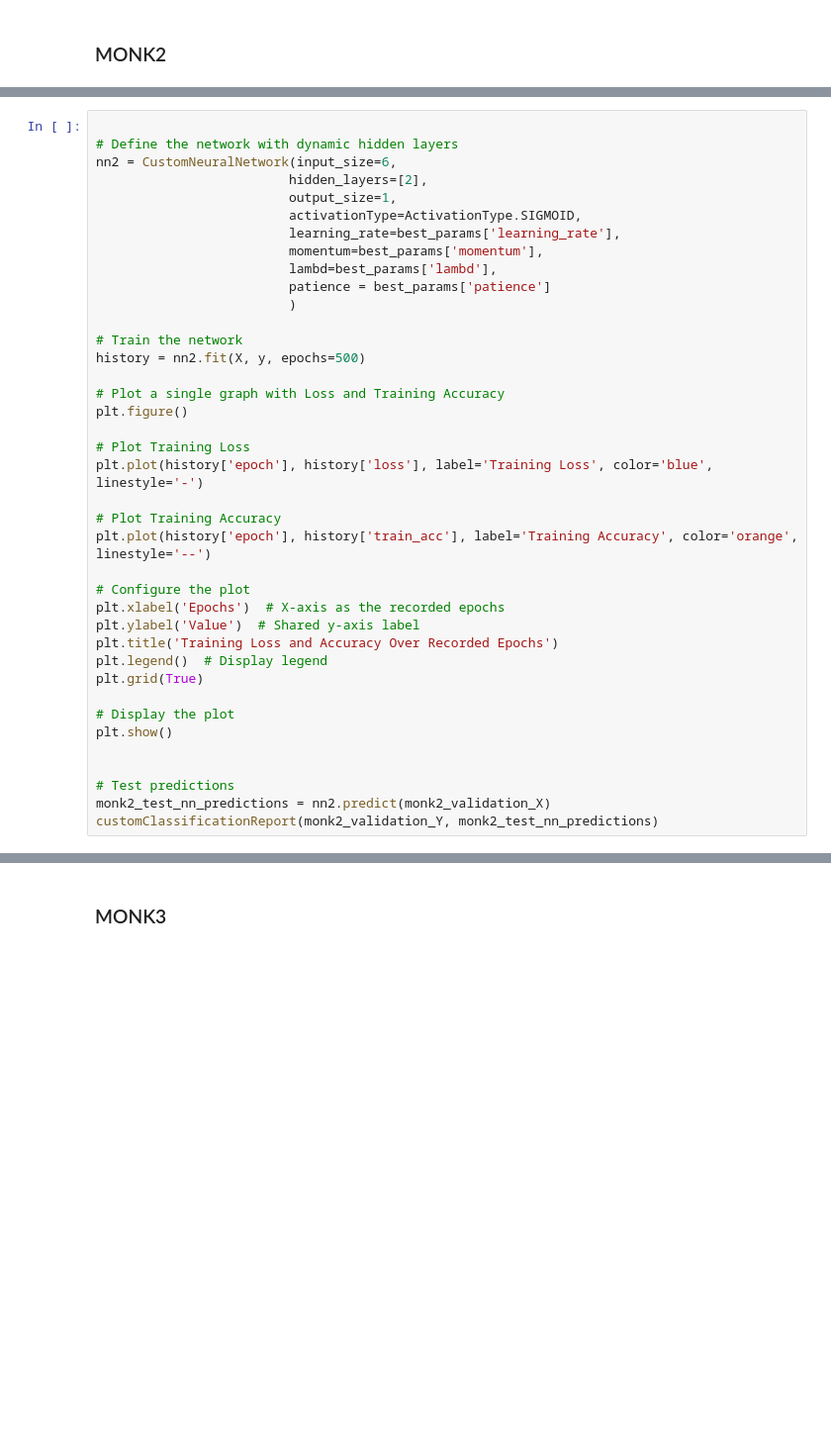
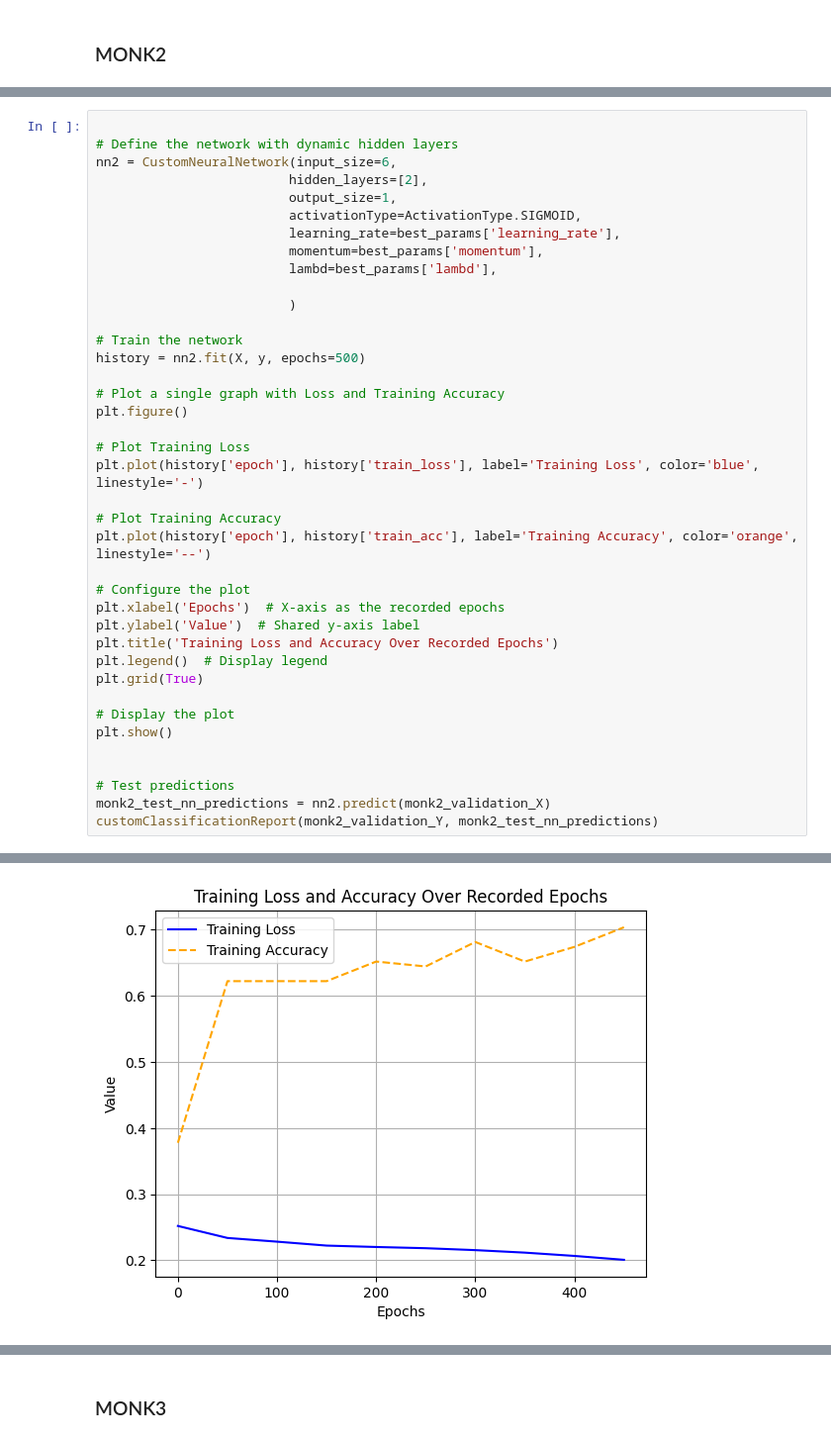
Before and after one commit to mary-alrayes/ml_project, a Jupyter notebook: ml_project.ipynb, the cells around one changed output, grey strips where cells are left out. Shown at 99% size. Saved outputs shown, nothing was run; the diff lists cells and outputs as text; blank space fills up the shorter version.

```diff
--- a/ml_project.ipynb
+++ b/ml_project.ipynb
@@ -1436,7 +1352,7 @@ nn2 = CustomNeuralNetwork(input_size=6,
                          learning_rate=best_params['learning_rate'],
                          momentum=best_params['momentum'],
                          lambd=best_params['lambd'],
-                         patience = best_params['patience']
+
                          )
 
 # Train the network
@@ -1446,7 +1362,7 @@ history = nn2.fit(X, y, epochs=500)
 plt.figure()
 
 # Plot Training Loss
-plt.plot(history['epoch'], history['loss'], label='Training Loss', color='blue', linestyle='-')
+plt.plot(history['epoch'], history['train_loss'], label='Training Loss', color='blue', linestyle='-')
 
 # Plot Training Accuracy
 plt.plot(history['epoch'], history['train_acc'], label='Training Accuracy', color='orange', linestyle='--')
@@ -1465,3 +1381,4 @@ plt.show()
 # Test predictions
 monk2_test_nn_predictions = nn2.predict(monk2_validation_X)
 customClassificationReport(monk2_validation_Y, monk2_test_nn_predictions)
+# %% [output]
@@ -1467,0 +1386 @@ customClassificationReport(monk2_validation_Y, monk2_test_nn_predictions)
+[figure, added]
```
Also changed, not shown: parts of 40 cells of this notebook.
